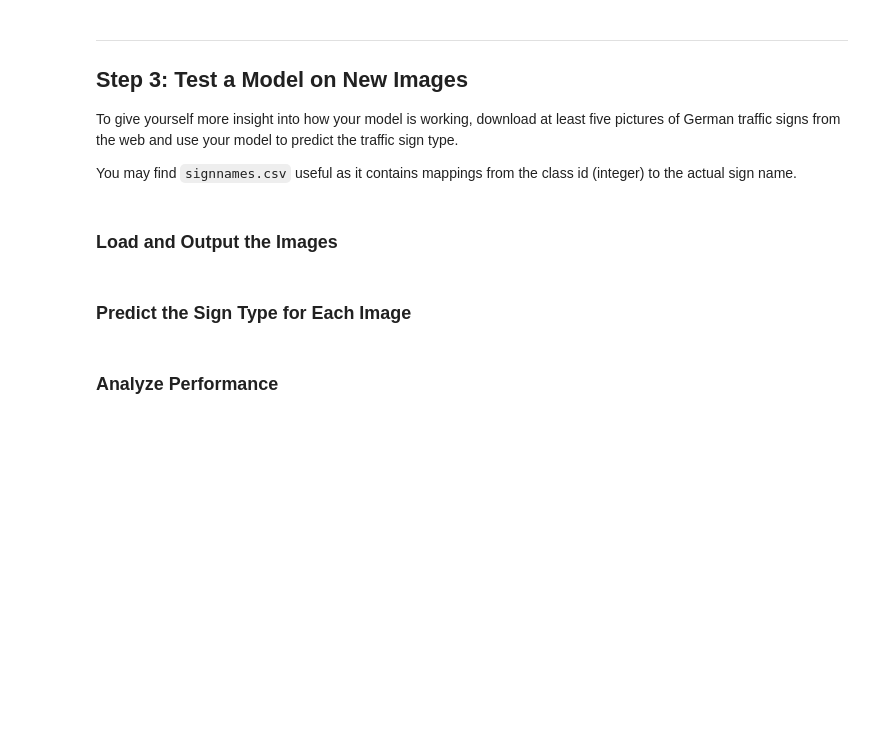
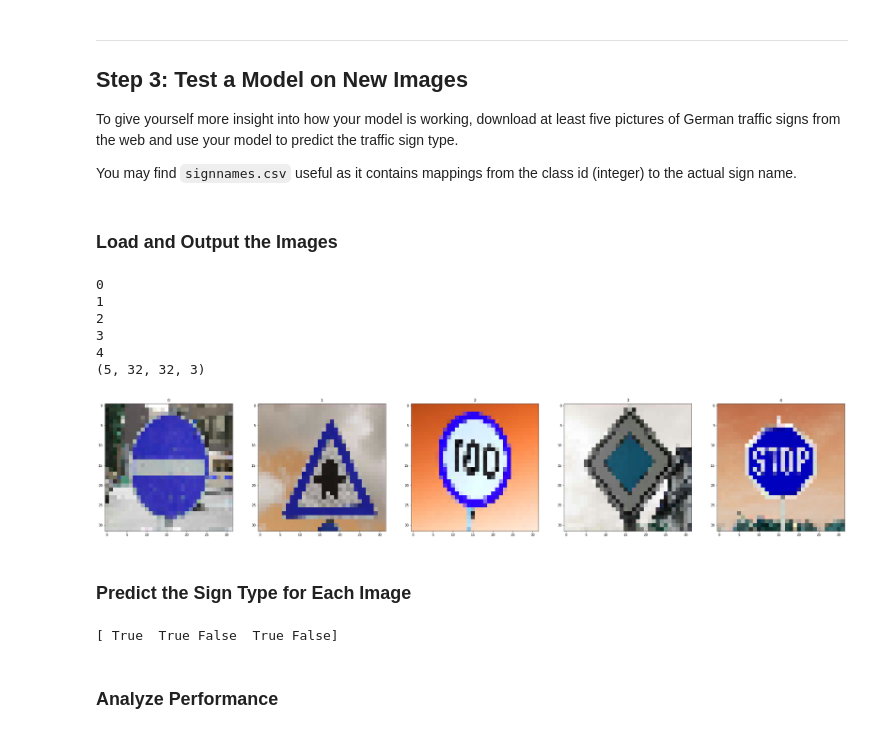
Before and after one commit to gulshan216/SDC_TSC, a Jupyter notebook: Traffic_Sign_Classifier.ipynb, the cells around one changed output. Saved outputs shown, nothing was run; the diff lists cells and outputs as text; code cells hidden in the pictures; blank space fills up the shorter version.

```diff
--- a/Traffic_Sign_Classifier.ipynb
+++ b/Traffic_Sign_Classifier.ipynb
@@ -198,6 +210,7 @@ def LeNet(x):
 
     # SOLUTION: Activation.
     conv1 = tf.nn.relu(conv1)
+    conv1 = tf.nn.dropout(conv1,keep_prob1)
 
     # SOLUTION: Pooling. Input = 28x28x6. Output = 14x14x6.
     conv1 = tf.nn.max_pool(conv1, ksize=[1, 2, 2, 1], strides=[1, 2, 2, 1], padding='VALID')
@@ -209,6 +222,7 @@ def LeNet(x):
 
     # SOLUTION: Activation.
     conv2 = tf.nn.relu(conv2)
+    conv2 = tf.nn.dropout(conv2,keep_prob2)
 
     # SOLUTION: Pooling. Input = 10x10x16. Output = 5x5x16.
     conv2 = tf.nn.max_pool(conv2, ksize=[1, 2, 2, 1], strides=[1, 2, 2, 1], padding='VALID')
@@ -223,6 +237,7 @@ def LeNet(x):
 
     # SOLUTION: Activation.
     fc1    = tf.nn.relu(fc1)
+    fc1 = tf.nn.dropout(fc1,keep_prob3)
 
     # SOLUTION: Layer 4: Fully Connected. Input = 120. Output = 84.
     fc2_W  = tf.Variable(tf.truncated_normal(shape=(120, 84), mean = mu, stddev = sigma))
@@ -231,7 +246,7 @@ def LeNet(x):
 
     # SOLUTION: Activation.
     fc2    = tf.nn.relu(fc2)
-    fc2    = tf.nn.dropout(fc2,keep_prob)
+    fc2    = tf.nn.dropout(fc2,keep_prob4)
 
     # SOLUTION: Layer 5: Fully Connected. Input = 84. Output = 43.
     fc3_W  = tf.Variable(tf.truncated_normal(shape=(84, 43), mean = mu, stddev = sigma))
@@ -240,7 +255,7 @@ def LeNet(x):
 
     return logits
 # %%
-EPOCHS = 25
+EPOCHS = 15
 BATCH_SIZE = 128
 # %%
 rate = 0.001
@@ -261,7 +277,7 @@ def evaluate(X_data, y_data):
     sess = tf.get_default_session()
     for offset in range(0, num_examples, BATCH_SIZE):
         batch_x, batch_y = X_data[offset:offset+BATCH_SIZE], y_data[offset:offset+BATCH_SIZE]
-        accuracy = sess.run(accuracy_operation, feed_dict={x: batch_x, y: batch_y,keep_prob:1.0})
+        accuracy = sess.run(accuracy_operation, feed_dict={x: batch_x, y: batch_y,keep_prob1:1.0,keep_prob2:1.0,keep_prob3:1.0,keep_prob4:1.0})
         total_accuracy += (accuracy * len(batch_x))
     return total_accuracy / num_examples
 # %% [markdown]
@@ -288,7 +304,7 @@ with tf.Session() as sess:
         for offset in range(0, num_examples, BATCH_SIZE):
             end = offset + BATCH_SIZE
             batch_x, batch_y = X_train_norm[offset:end], y_train[offset:end]
-            sess.run(training_operation, feed_dict={x: batch_x, y: batch_y,keep_prob:0.5})
+            sess.run(training_operation, feed_dict={x: batch_x, y: batch_y,keep_prob1:0.9,keep_prob2:0.8,keep_prob3:0.5,keep_prob4:0.5})
 
         validation_accuracy = evaluate(X_valid_norm, y_valid)
         print("EPOCH {} ...".format(i+1))
@@ -331,3 +344,44 @@ You may find `signnames.csv` useful as it contains mappings from the class id (i
+# %%
+### Load the images and plot them here.
+### Feel free to use as many code cells as needed.
+import glob
+import cv2
+
+# img1 = cv2.imread('/home/gulshan216/Documents/SDC_TSC/traffic_signs_web/11.jpg')
+# print(img1.shape)
+
+def read_images_in_folder():
+    image_stack = []
+    for img in glob.glob('/home/gulshan216/Documents/SDC_TSC/traffic_signs_web/*.*'): # All jpeg images
+        image_stack.append(cv2.imread(img))
+    return image_stack
+
+def resize_image(image_stack): # Image resizing is performed here
+    im_resized_stack = []
+    for img in image_stack:
+        im_resize = cv2.resize(img, (32, 32), interpolation=cv2.INTER_CUBIC) # Setting image size to 100x100 pixels
+        im_resized_stack.append(im_resize)
+    return im_resized_stack
+
+image_stack = read_images_in_folder()
+image_resized_stack = resize_image(image_stack)
+fig=plt.figure(figsize=(40,40))
+for i in range(0,len(image_resized_stack)):
+    image = image_resized_stack[i]
+    print(i)
+    ax = fig.add_subplot(1, 5, i+1)
+    ax.title.set_text(str(i))
+    plt.imshow(image_resized_stack[i])
+X_test_new = np.array(image_resized_stack)
+print(X_test_new.shape)
+# %% [output]
+0
+1
+2
+3
+4
+(5, 32, 32, 3)
+[figure, added]
 # %% [markdown]
 ### Predict the Sign Type for Each Image
 # %%
@@ -337,3 +394,14 @@ You may find `signnames.csv` useful as it contains mappings from the class id (i
+# %%
+import tensorflow as tf
+num_examples = len(X_test_new_norm)
+total_accuracy = 0
+batch_y = np.array([17,11,7,12,15])
+with tf.Session() as sess:
+    saver.restore(sess,'./lenet')
+    corr_pred = sess.run(correct_prediction, feed_dict={x: X_test_new_norm, y: batch_y,keep_prob1:1.0,keep_prob2:1.0,keep_prob3:1.0,keep_prob4:1.0})
+    print(corr_pred)
+# %% [output]
+[ True  True False  True False]
 # %% [markdown]
 ### Analyze Performance
 # %%
```
Also changed, not shown: parts of 9 cells of this notebook, 5 other files.
